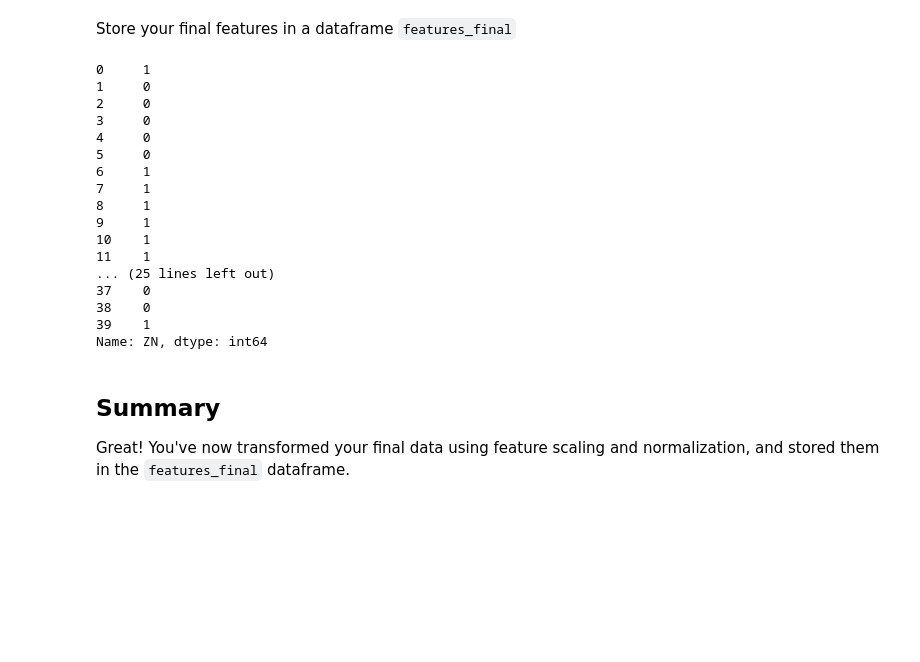
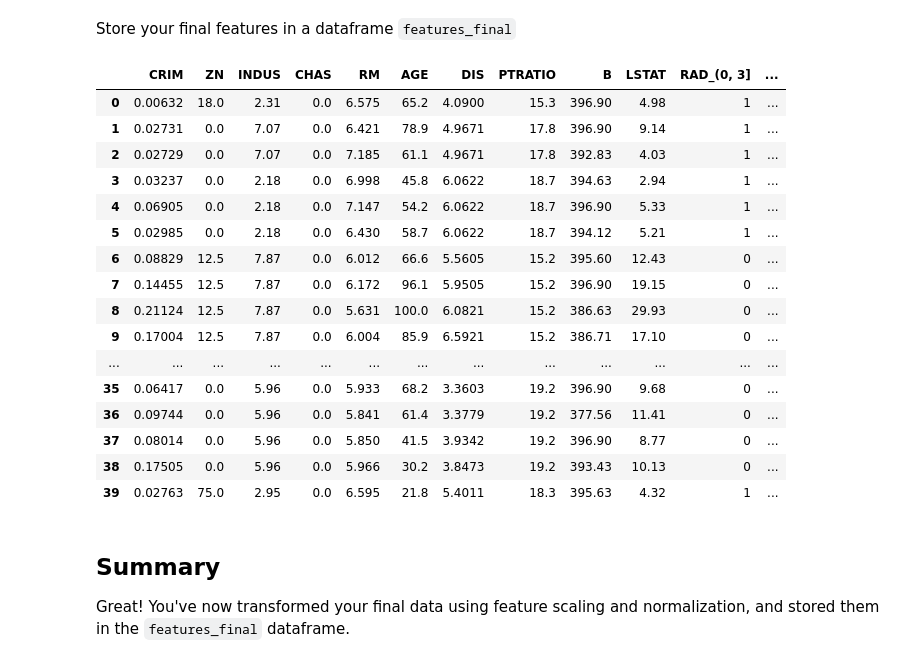
Before and after one commit to AnnaLara/dsc-1-11-09-feature-scaling-and-normalization-lab-seattle-ds-career-040119, a Jupyter notebook: index.ipynb, the cells around one changed output. Saved outputs shown, nothing was run; the diff lists cells and outputs as text; code cells hidden in the pictures; blank space fills up the shorter version.

```diff
--- a/index.ipynb
+++ b/index.ipynb
@@ -62,27 +62,27 @@ data_log.hist(figsize  = [6, 6]);
 # %% [markdown]
 Store your final features in a dataframe `features_final`
 # %%
-features_final = boston_features.cop
+features_final = boston_features.copy()
 boston_features['ZN'] = boston_features['ZN'].apply(lambda x: 1 if x!=0 else 0)
 features_final.head(40)
 # %% [output]
-0     1
-1     0
-2     0
-3     0
-4     0
-5     0
-6     1
-7     1
-8     1
-9     1
-10    1
-11    1
-... (25 lines left out)
-37    0
-38    0
-39    1
-Name: ZN, dtype: int64
+|  | CRIM | ZN | INDUS | CHAS | RM | AGE | DIS | PTRATIO | B | LSTAT | RAD_(0, 3] | ... |
+| 0 | 0.00632 | 18.0 | 2.31 | 0.0 | 6.575 | 65.2 | 4.0900 | 15.3 | 396.90 | 4.98 | 1 | ... |
+| 1 | 0.02731 | 0.0 | 7.07 | 0.0 | 6.421 | 78.9 | 4.9671 | 17.8 | 396.90 | 9.14 | 1 | ... |
+| 2 | 0.02729 | 0.0 | 7.07 | 0.0 | 7.185 | 61.1 | 4.9671 | 17.8 | 392.83 | 4.03 | 1 | ... |
+| 3 | 0.03237 | 0.0 | 2.18 | 0.0 | 6.998 | 45.8 | 6.0622 | 18.7 | 394.63 | 2.94 | 1 | ... |
+| 4 | 0.06905 | 0.0 | 2.18 | 0.0 | 7.147 | 54.2 | 6.0622 | 18.7 | 396.90 | 5.33 | 1 | ... |
+| 5 | 0.02985 | 0.0 | 2.18 | 0.0 | 6.430 | 58.7 | 6.0622 | 18.7 | 394.12 | 5.21 | 1 | ... |
+| 6 | 0.08829 | 12.5 | 7.87 | 0.0 | 6.012 | 66.6 | 5.5605 | 15.2 | 395.60 | 12.43 | 0 | ... |
+| 7 | 0.14455 | 12.5 | 7.87 | 0.0 | 6.172 | 96.1 | 5.9505 | 15.2 | 396.90 | 19.15 | 0 | ... |
+| 8 | 0.21124 | 12.5 | 7.87 | 0.0 | 5.631 | 100.0 | 6.0821 | 15.2 | 386.63 | 29.93 | 0 | ... |
+| 9 | 0.17004 | 12.5 | 7.87 | 0.0 | 6.004 | 85.9 | 6.5921 | 15.2 | 386.71 | 17.10 | 0 | ... |
+| ... | ... | ... | ... | ... | ... | ... | ... | ... | ... | ... | ... | ... |
+| 35 | 0.06417 | 0.0 | 5.96 | 0.0 | 5.933 | 68.2 | 3.3603 | 19.2 | 396.90 | 9.68 | 0 | ... |
+| 36 | 0.09744 | 0.0 | 5.96 | 0.0 | 5.841 | 61.4 | 3.3779 | 19.2 | 377.56 | 11.41 | 0 | ... |
+| 37 | 0.08014 | 0.0 | 5.96 | 0.0 | 5.850 | 41.5 | 3.9342 | 19.2 | 396.90 | 8.77 | 0 | ... |
+| 38 | 0.17505 | 0.0 | 5.96 | 0.0 | 5.966 | 30.2 | 3.8473 | 19.2 | 393.43 | 10.13 | 0 | ... |
+| 39 | 0.02763 | 75.0 | 2.95 | 0.0 | 6.595 | 21.8 | 5.4011 | 18.3 | 395.63 | 4.32 | 1 | ... |
 # %% [markdown]
 ## Summary
 Great! You've now transformed your final data using feature scaling and normalization, and stored them in the `features_final` dataframe.
```
